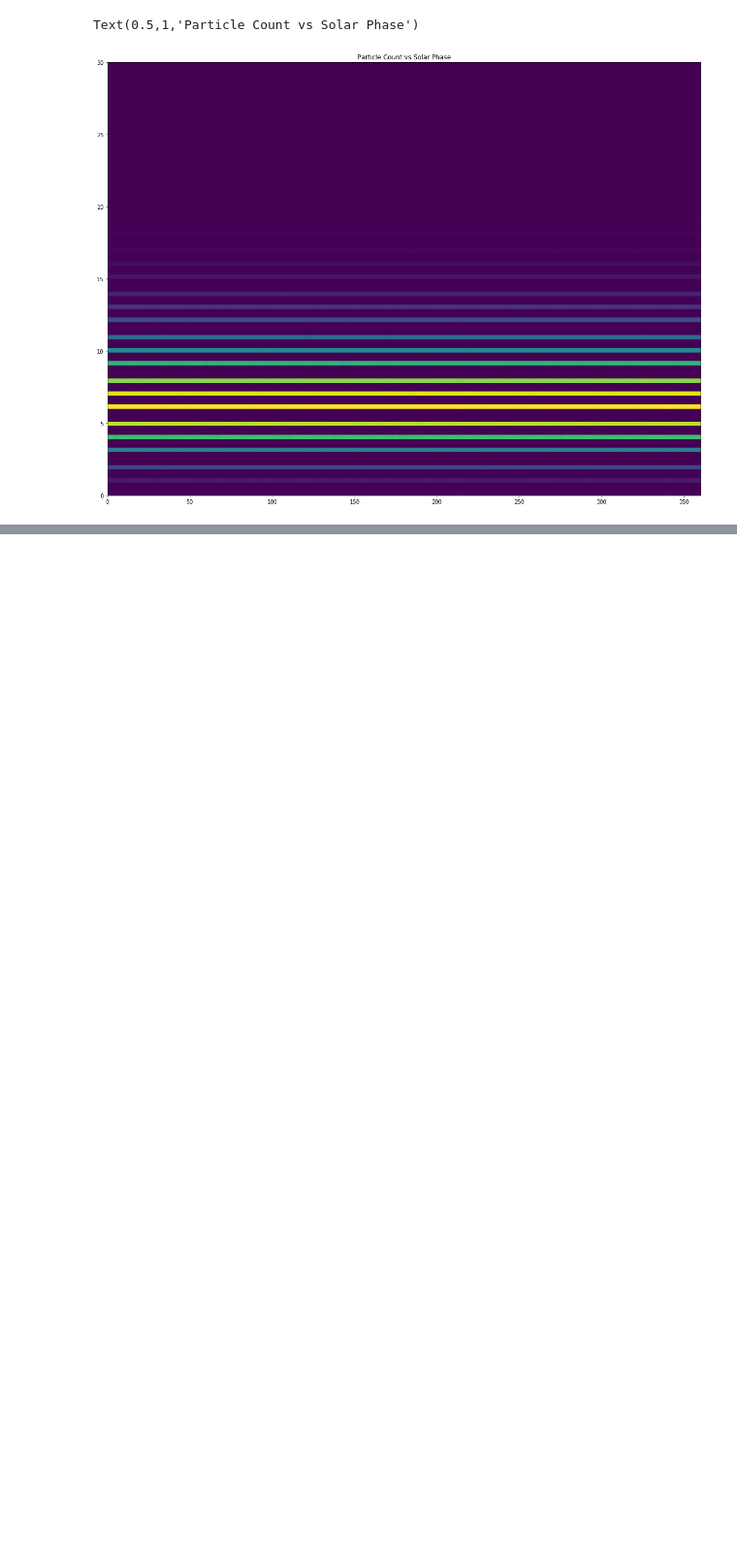
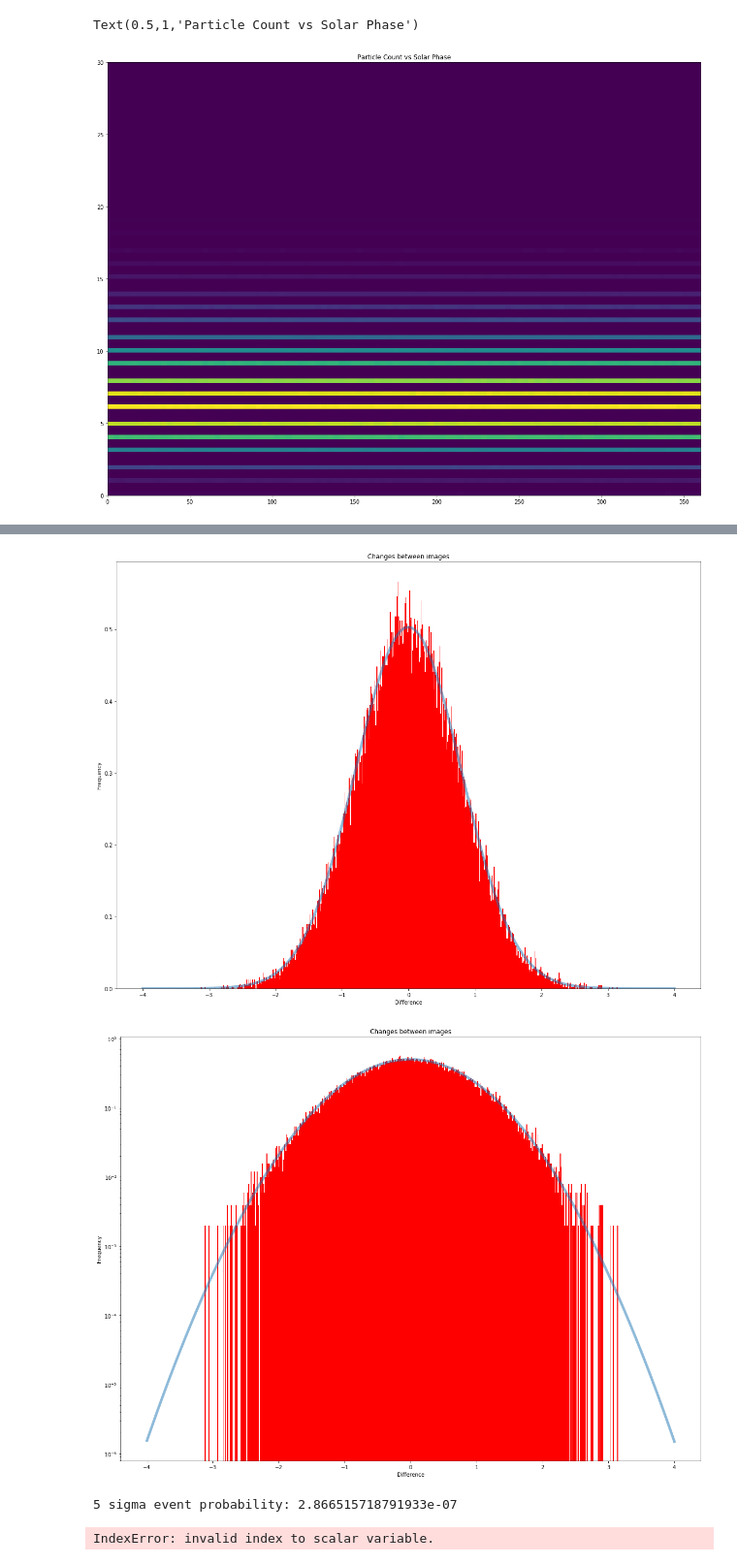
Before and after one commit to s-agiedd/PHYS_434, a Jupyter notebook: Labs/Alyssa_Giedd_Lab4.ipynb, the cells around one changed output, grey strips where cells are left out. Shown: that part at 97% size. Drawn from its saved outputs; the diff is of its cells as text; code cells hidden in the pictures; blank space fills up the shorter version.

```diff
--- a/Labs/Alyssa_Giedd_Lab4.ipynb
+++ b/Labs/Alyssa_Giedd_Lab4.ipynb
@@ -78,0 +143,57 @@ plt.show()
+# %%
+# 3) Using your background distribution, hunt for your signal (either faint stars, or a transient). Describe what you find.
+
+for i in range(9):
+    subImage = imStack[:,:,i] - imStack[:,:,i+1]
+
+changes = np.array([])
+for i in range(9):
+    for j in range(200):
+        changes = np.append(changes,subImage[j])
+
+
+mean=np.mean(changes)
+mu =np.sqrt(np.var(changes))
+x = np.linspace(-4,4,1000)
+
+
+fig, ax = plt.subplots(1,1)
+
+ax.plot(x,stats.norm.pdf(x,loc=mean,scale = mu), linewidth = 5, alpha = .5)
+
+plt.hist(changes, bins=500, density= True, color = "red")
+plt.xlabel("Difference")
+plt.ylabel("Frequency")
+plt.title("Changes between images")
+
+fig, ax = plt.subplots(1,1)
+
+ax.plot(x,stats.norm.pdf(x,loc=mean,scale = mu), linewidth = 5, alpha = .5)
+
+plt.hist(changes, bins=500, density= True, color = "red")
+plt.yscale("log")
+plt.xlabel("Difference")
+plt.ylabel("Frequency")
+plt.title("Changes between images")
+plt.show()
+
+sigma = 5
+prob = stats.norm.sf(sigma)
+print("5 sigma event probability:", prob)
+width = 0.588
+max_diff = stats.norm.isf(prob, loc = 0, scale = width)
+threshold = max_diff[:,2]
+print(f"Pixels with intensities below {threshold} will be considered faint stars.")
+
+faintstars = []
+
+for i in range(len(changes)):
+    if changes[i] <= threshold:
+        faintstars.append(changes[i])
+
+print("Given 5 sigma bound and maximum intensity of {theshold} there were: ", len(transients), "faint stars present")
+# %% [output]
+[figure, added]
+[figure, added]
+5 sigma event probability: 2.866515718791933e-07
+IndexError: invalid index to scalar variable.
```
Also changed, not shown: parts of 10 cells of this notebook.
